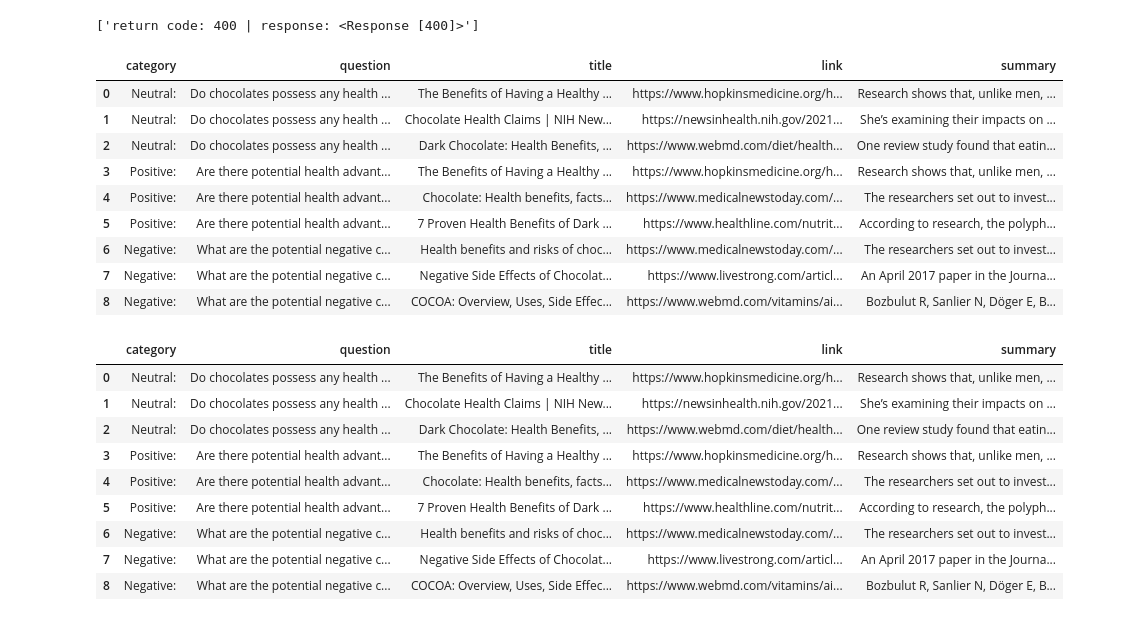
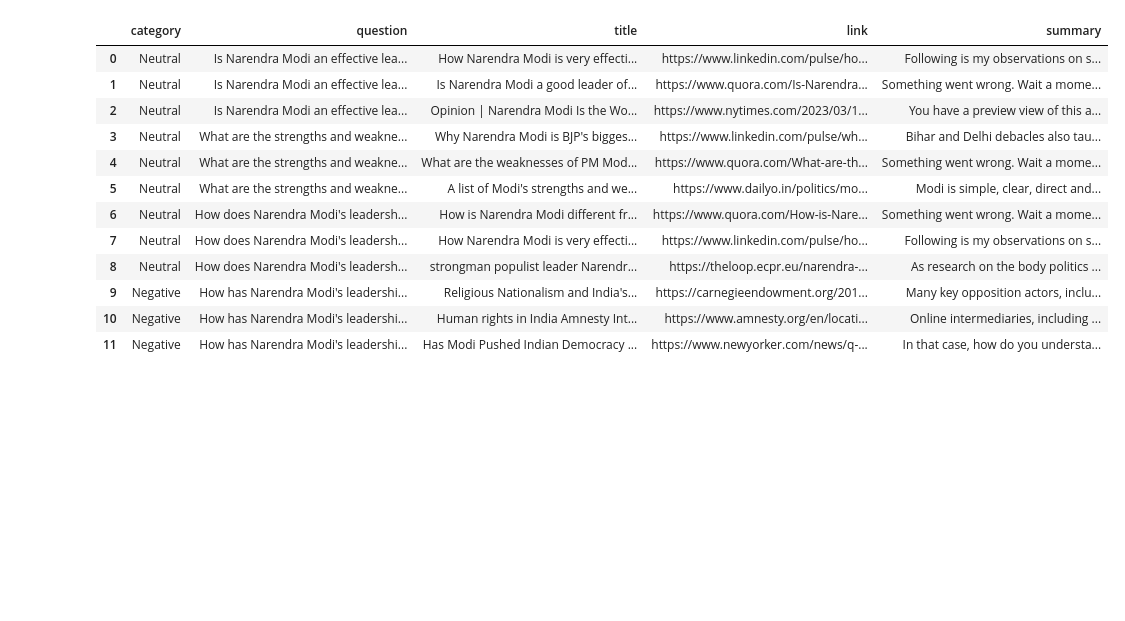
Before and after one commit to mukundc2k/fishinformation, a Jupyter notebook: SearchGemini_integration.ipynb, the cells around one changed output. Cells and saved outputs as stored; diff of their text form; code cells hidden in the pictures; blank space fills up the shorter version.

```diff
--- a/SearchGemini_integration.ipynb
+++ b/SearchGemini_integration.ipynb
@@ -112,7 +110,7 @@ def google_search(query):
 
     # Parameters for the API request
     params = {
-        'key': SEARCH_API_KEY,
+        'key': API_KEY,
         'cx': CX,
         'q': query,
         'num':NUM,
@@ -127,7 +125,7 @@ def google_search(query):
         data = response.json()
         return [{key: x[key] for key in ['title','link']} for x in data['items']]
     else:
-        return [f"return code: {response.status_code} | response: {response}"]
+        return []
 
 def google_search_multiQ(questions):
     QnA = {}
@@ -135,27 +133,21 @@ def google_search_multiQ(questions):
         QnA[q] = google_search(q)
     return QnA
 
-def get_website_content(url):
+def get_website_summary(url):
     try:
+        # Parse the HTML content of the page using sumy's HtmlParser
         parser = HtmlParser.from_url(url, Tokenizer('english'))
-        return parser.document
-    except Exception as e:
-        return f"An error occurred: {str(e)}"
-
-def get_content_summary(content):
-    try:
         # Initialize the LsaSummarizer
         summarizer = LsaSummarizer()
         # Summarize the content using the LSA algorithm
-        summary = summarizer(content, 3)  # Change the number for desired summary length
+        summary = summarizer(parser.document, 3)  # Change the number for desired summary length
         # Join the sentences of the summary
         return ' '.join(map(str, summary))
     except Exception as e:
         return f"An error occurred: {str(e)}"
 
 def add_summary_column(df):
-    df['content'] = [get_website_content(url) for url in df['link']]
-    df['summary'] = [get_content_summary(content) for content in df['content']]
+    df['summary'] = df['link'].apply(get_website_summary)
     return df
 
 dict_of_lists = markdown_to_dict(response.text)
@@ -186,3 +157,3 @@ tdf = rdf
 # %%
-# tdf = pd.melt(pd.DataFrame(dict_of_lists), var_name='category', value_name='question')
-# tdf
+tdf = pd.melt(pd.DataFrame(dict_of_lists), var_name='category', value_name='question')
+tdf
@@ -216,7 +192,3 @@ list(search.keys())
-# %%
-search["Do bananas offer nutritional advantages that promote children's well-being?"]
-# %% [output]
-['return code: 400 | response: <Response [400]>']
 # %%
 expanded_data = []
 for _, row in tdf.iterrows():
@@ -227,17 +199,3 @@ for _, row in tdf.iterrows():
 expanded_df = pd.DataFrame(expanded_data)
 
 expanded_df
-# %%
-expanded_df = pd.read_csv("expanded_df.csv")
-expanded_df
-# %% [output]
-|  | category | question | title | link | summary |
-| 0 | Neutral: | Do chocolates possess any health ... | The Benefits of Having a Healthy ... | https://www.hopkinsmedicine.org/h... | Research shows that, unlike men, ... |
-| 1 | Neutral: | Do chocolates possess any health ... | Chocolate Health Claims | NIH New... | https://newsinhealth.nih.gov/2021... | She’s examining their impacts on ... |
-| 2 | Neutral: | Do chocolates possess any health ... | Dark Chocolate: Health Benefits, ... | https://www.webmd.com/diet/health... | One review study found that eatin... |
-| 3 | Positive: | Are there potential health advant... | The Benefits of Having a Healthy ... | https://www.hopkinsmedicine.org/h... | Research shows that, unlike men, ... |
-| 4 | Positive: | Are there potential health advant... | Chocolate: Health benefits, facts... | https://www.medicalnewstoday.com/... | The researchers set out to invest... |
-| 5 | Positive: | Are there potential health advant... | 7 Proven Health Benefits of Dark ... | https://www.healthline.com/nutrit... | According to research, the polyph... |
-| 6 | Negative: | What are the potential negative c... | Health benefits and risks of choc... | https://www.medicalnewstoday.com/... | The researchers set out to invest... |
-| 7 | Negative: | What are the potential negative c... | Negative Side Effects of Chocolat... | https://www.livestrong.com/articl... | An April 2017 paper in the Journa... |
-| 8 | Negative: | What are the potential negative c... | COCOA: Overview, Uses, Side Effec... | https://www.webmd.com/vitamins/ai... | Bozbulut R, Sanlier N, Döger E, B... |
@@ -246,19 +202,21 @@ expanded_df
 # %%
-# df_with_summary = add_summary_column(expanded_df)
+df_with_summary = add_summary_column(expanded_df)
 # %%
-df_with_summary = expanded_df
 df_with_summary
 # %% [output]
 |  | category | question | title | link | summary |
-| 0 | Neutral: | Do chocolates possess any health ... | The Benefits of Having a Healthy ... | https://www.hopkinsmedicine.org/h... | Research shows that, unlike men, ... |
-| 1 | Neutral: | Do chocolates possess any health ... | Chocolate Health Claims | NIH New... | https://newsinhealth.nih.gov/2021... | She’s examining their impacts on ... |
-| 2 | Neutral: | Do chocolates possess any health ... | Dark Chocolate: Health Benefits, ... | https://www.webmd.com/diet/health... | One review study found that eatin... |
-| 3 | Positive: | Are there potential health advant... | The Benefits of Having a Healthy ... | https://www.hopkinsmedicine.org/h... | Research shows that, unlike men, ... |
-| 4 | Positive: | Are there potential health advant... | Chocolate: Health benefits, facts... | https://www.medicalnewstoday.com/... | The researchers set out to invest... |
-| 5 | Positive: | Are there potential health advant... | 7 Proven Health Benefits of Dark ... | https://www.healthline.com/nutrit... | According to research, the polyph... |
-| 6 | Negative: | What are the potential negative c... | Health benefits and risks of choc... | https://www.medicalnewstoday.com/... | The researchers set out to invest... |
-| 7 | Negative: | What are the potential negative c... | Negative Side Effects of Chocolat... | https://www.livestrong.com/articl... | An April 2017 paper in the Journa... |
-| 8 | Negative: | What are the potential negative c... | COCOA: Overview, Uses, Side Effec... | https://www.webmd.com/vitamins/ai... | Bozbulut R, Sanlier N, Döger E, B... |
+| 0 | Neutral | Is Narendra Modi an effective lea... | How Narendra Modi is very effecti... | https://www.linkedin.com/pulse/ho... | Following is my observations on s... |
+| 1 | Neutral | Is Narendra Modi an effective lea... | Is Narendra Modi a good leader of... | https://www.quora.com/Is-Narendra... | Something went wrong. Wait a mome... |
+| 2 | Neutral | Is Narendra Modi an effective lea... | Opinion | Narendra Modi Is the Wo... | https://www.nytimes.com/2023/03/1... | You have a preview view of this a... |
+| 3 | Neutral | What are the strengths and weakne... | Why Narendra Modi is BJP's bigges... | https://www.linkedin.com/pulse/wh... | Bihar and Delhi debacles also tau... |
+| 4 | Neutral | What are the strengths and weakne... | What are the weaknesses of PM Mod... | https://www.quora.com/What-are-th... | Something went wrong. Wait a mome... |
+| 5 | Neutral | What are the strengths and weakne... | A list of Modi's strengths and we... | https://www.dailyo.in/politics/mo... | Modi is simple, clear, direct and... |
+| 6 | Neutral | How does Narendra Modi's leadersh... | How is Narendra Modi different fr... | https://www.quora.com/How-is-Nare... | Something went wrong. Wait a mome... |
+| 7 | Neutral | How does Narendra Modi's leadersh... | How Narendra Modi is very effecti... | https://www.linkedin.com/pulse/ho... | Following is my observations on s... |
+| 8 | Neutral | How does Narendra Modi's leadersh... | strongman populist leader Narendr... | https://theloop.ecpr.eu/narendra-... | As research on the body politics ... |
+| 9 | Negative | How has Narendra Modi's leadershi... | Religious Nationalism and India's... | https://carnegieendowment.org/201... | Many key opposition actors, inclu... |
+| 10 | Negative | How has Narendra Modi's leadershi... | Human rights in India Amnesty Int... | https://www.amnesty.org/en/locati... | Online intermediaries, including ... |
+| 11 | Negative | How has Narendra Modi's leadershi... | Has Modi Pushed Indian Democracy ... | https://www.newyorker.com/news/q-... | In that case, how do you understa... |
 # %%
 df_with_summary['summary'][3]
 # %% [output]
```
Also changed, not shown: parts of 28 cells of this notebook.
